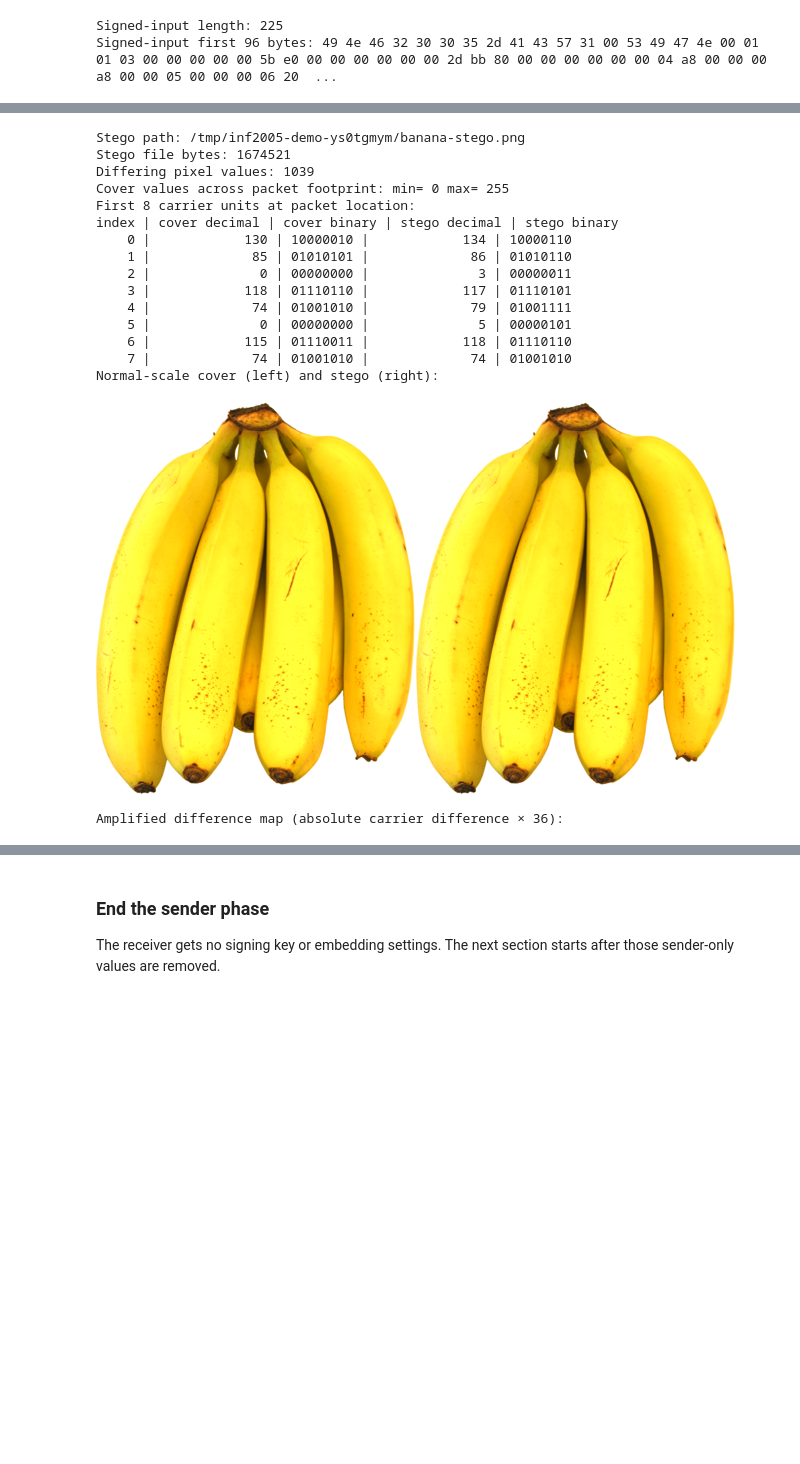
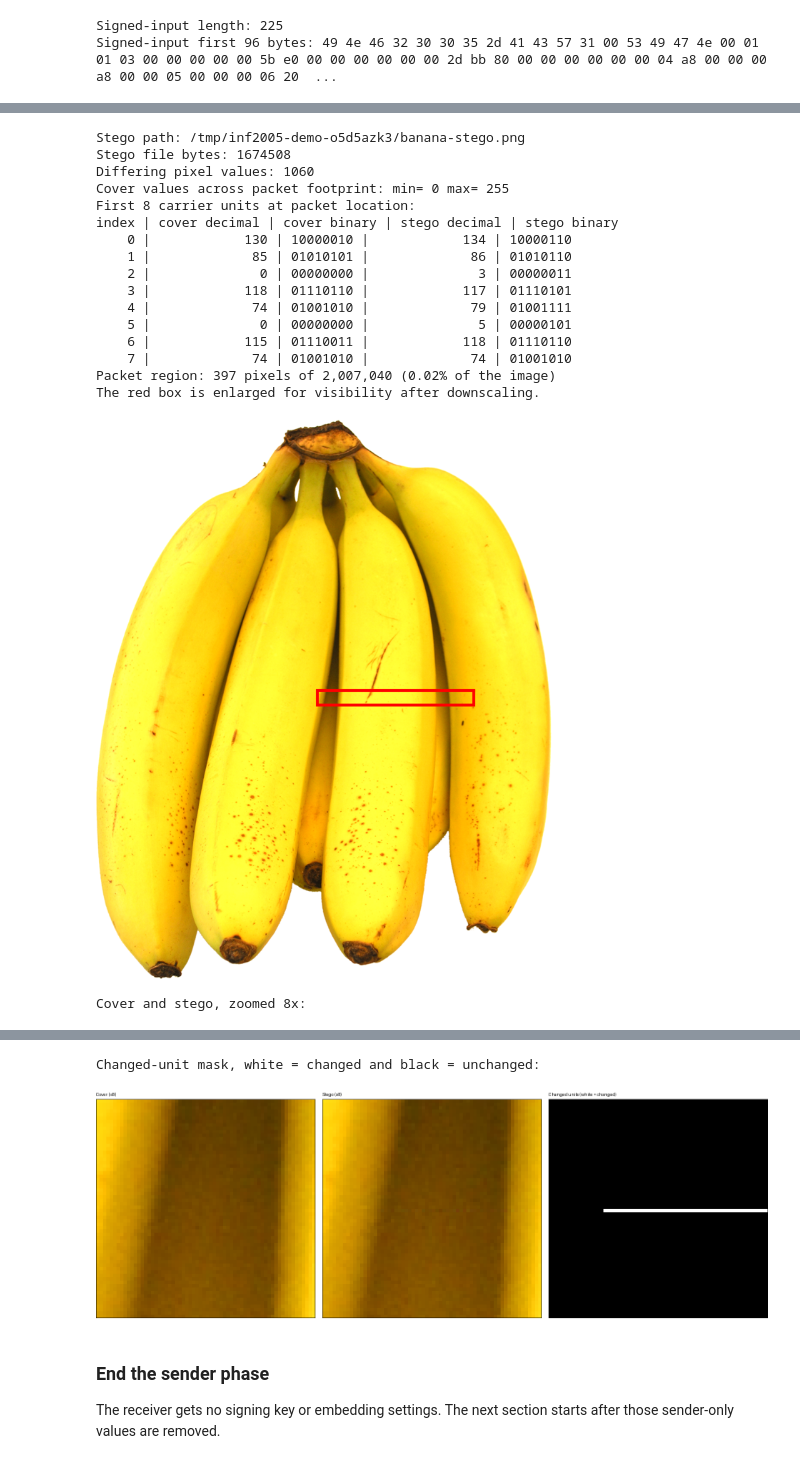
Before and after one commit to alvinto27/INF2005-ACW1, a Jupyter notebook: notebooks/FR1-12 Prototype.ipynb, the cells around one changed output, grey strips where cells are left out. Saved outputs shown, nothing was run; the diff lists cells and outputs as text; code cells hidden in the pictures; blank space fills up the shorter version.

Commit message:
Make notebook visuals readable
Add a reusable labelled panel renderer, a whole-image packet frame, and a binary changed-unit mask for clear PNG evidence.

```diff
--- a/notebooks/FR1-12 Prototype.ipynb
+++ b/notebooks/FR1-12 Prototype.ipynb
@@ -182,56 +205,70 @@ stego_array = load_png_from_path(stego_png_path)
 stego_image = Image.fromarray(stego_array, mode="RGB")
 stego_carrier = rgb_array_to_carrier(stego_array)
 packet_cover_units = cover_carrier[png_layout.start_unit:png_layout.start_unit + png_layout.footprint]
 packet_stego_units = stego_carrier[png_layout.start_unit:png_layout.start_unit + png_layout.footprint]
 print("Stego path:", stego_png_path)
 print("Stego file bytes:", stego_png_path.stat().st_size)
 print("Differing pixel values:", int(np.count_nonzero(stego_array != cover_array)))
 print("Cover values across packet footprint: min=", int(packet_cover_units.min()), "max=", int(packet_cover_units.max()))
 print("First 8 carrier units at packet location:")
 print("index | cover decimal | cover binary | stego decimal | stego binary")
 for offset, (cover_value, stego_value) in enumerate(zip(packet_cover_units[:8], packet_stego_units[:8])):
     print(f"{offset:5d} | {int(cover_value):14d} | {int(cover_value):08b} | {int(stego_value):14d} | {int(stego_value):08b}")
 
-cover_normal = cover_image.copy()
-stego_normal = stego_image.copy()
-cover_normal.thumbnail((320, 392))
-stego_normal.thumbnail((320, 392))
-normal_pair = Image.new("RGB", (cover_normal.width + stego_normal.width, max(cover_normal.height, stego_normal.height)))
-normal_pair.paste(cover_normal, (0, 0))
-normal_pair.paste(stego_normal, (cover_normal.width, 0))
-print("Normal-scale cover (left) and stego (right):")
-display(normal_pair)
-
 packet_start_pixel = png_layout.start_unit // cover_array.shape[2]
 packet_end_pixel = (png_layout.start_unit + png_layout.footprint - 1) // cover_array.shape[2]
 packet_start_y, packet_start_x = divmod(packet_start_pixel, cover_array.shape[1])
 packet_end_y, packet_end_x = divmod(packet_end_pixel, cover_array.shape[1])
-difference_map = np.clip(np.abs(stego_array.astype(np.int16) - cover_array.astype(np.int16)) * 36, 0, 255).astype(np.uint8)
-difference_box = (
-    max(0, packet_start_x - 20),
-    max(0, packet_start_y - 5),
-    min(cover_array.shape[1], packet_end_x + 21),
-    min(cover_array.shape[0], max(packet_start_y, packet_end_y) + 6),
+packet_pixel_count = png_layout.footprint // cover_array.shape[2]
+total_pixel_count = cover_array.shape[0] * cover_array.shape[1]
+whole_image = cover_image.copy()
+whole_draw = ImageDraw.Draw(whole_image)
+packet_box = (
+    max(0, packet_start_x - 24),
+    max(0, packet_start_y - 24),
+    min(cover_array.shape[1] - 1, packet_end_x + 24),
+    min(cover_array.shape[0] - 1, max(packet_start_y, packet_end_y) + 24),
 )
-difference_crop = Image.fromarray(difference_map[difference_box[1]:difference_box[3], difference_box[0]:difference_box[2]], mode="RGB")
-difference_crop = difference_crop.resize((difference_crop.width * 2, difference_crop.height * 2), Image.Resampling.NEAREST)
-print("Amplified difference map (absolute carrier difference × 36):")
-display(difference_crop)
+whole_draw.rectangle(packet_box, outline="red", width=8)
+whole_display = whole_image.copy()
+whole_display.thumbnail((640, 784))
+print(f"Packet region: {packet_pixel_count:,} pixels of {total_pixel_count:,} ({packet_pixel_count / total_pixel_count:.2%} of the image)")
+print("The red box is enlarged for visibility after downscaling.")
+display(whole_display)
+
+crop_box = (
+    max(0, packet_start_x - 16),
+    max(0, packet_start_y - 32),
+    min(cover_array.shape[1], packet_start_x + 48),
+    min(cover_array.shape[0], packet_start_y + 32),
+)
+cover_crop = cover_image.crop(crop_box)
+stego_crop = stego_image.crop(crop_box)
+print("Cover and stego, zoomed 8x:")
+display(show_panels([(cover_crop, "Cover (x8)"), (stego_crop, "Stego (x8)")], scale=8))
+
+changed_carrier = stego_carrier != cover_carrier
+changed_pixel_mask = np.any(changed_carrier.reshape(cover_array.shape), axis=2)
+changed_mask_image = Image.fromarray(np.where(changed_pixel_mask, 255, 0).astype(np.uint8), mode="L")
+changed_crop = changed_mask_image.crop(crop_box)
+print("Changed-unit mask, white = changed and black = unchanged:")
+display(show_panels([(cover_crop, "Cover (x8)"), (stego_crop, "Stego (x8)"), (changed_crop, "Changed units (white = changed)")], scale=8))
 # %% [output]
-Stego path: /tmp/inf2005-demo-ys0tgmym/banana-stego.png
-Stego file bytes: 1674521
-Differing pixel values: 1039
+Stego path: /tmp/inf2005-demo-o5d5azk3/banana-stego.png
+Stego file bytes: 1674508
+Differing pixel values: 1060
 Cover values across packet footprint: min= 0 max= 255
 First 8 carrier units at packet location:
 index | cover decimal | cover binary | stego decimal | stego binary
     0 |            130 | 10000010 |            134 | 10000110
     1 |             85 | 01010101 |             86 | 01010110
     2 |              0 | 00000000 |              3 | 00000011
     3 |            118 | 01110110 |            117 | 01110101
     4 |             74 | 01001010 |             79 | 01001111
     5 |              0 | 00000000 |              5 | 00000101
     6 |            115 | 01110011 |            118 | 01110110
     7 |             74 | 01001010 |             74 | 01001010
-Normal-scale cover (left) and stego (right):
+Packet region: 397 pixels of 2,007,040 (0.02% of the image)
+The red box is enlarged for visibility after downscaling.
-[figure, old version]
+[figure, new version]
-Amplified difference map (absolute carrier difference × 36):
+Cover and stego, zoomed 8x:
@@ -239,3 +276,5 @@ Amplified difference map (absolute carrier difference × 36):
+Changed-unit mask, white = changed and black = unchanged:
+[figure, added]
 # %% [markdown]
 ### End the sender phase
 
```
Also changed, not shown: parts of 9 cells of this notebook.
